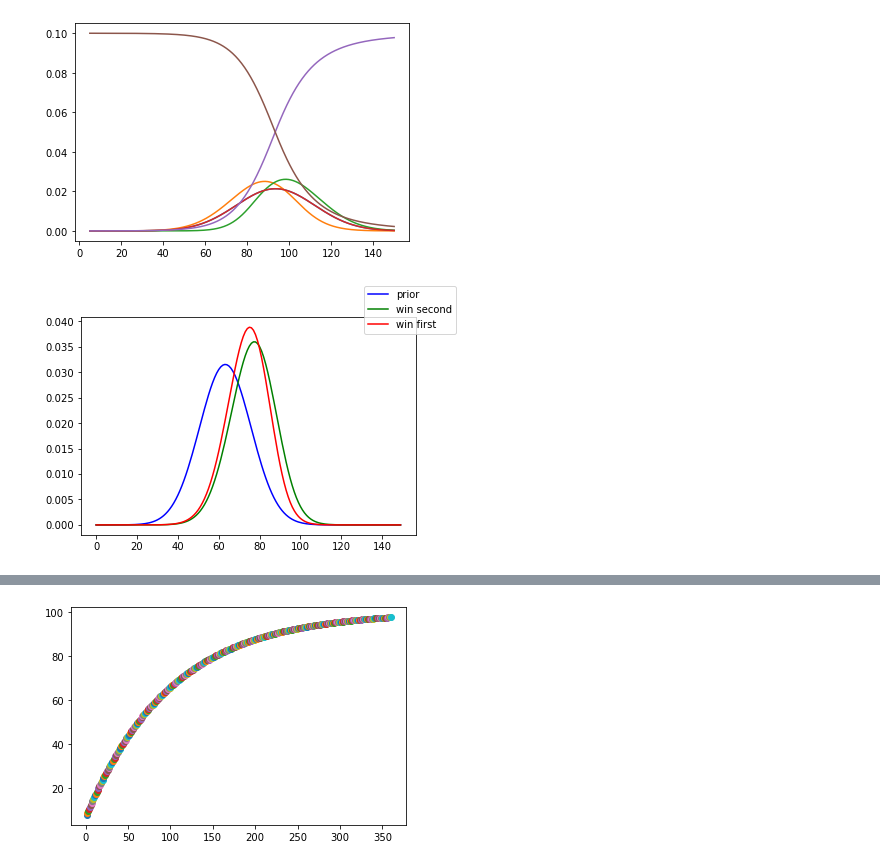
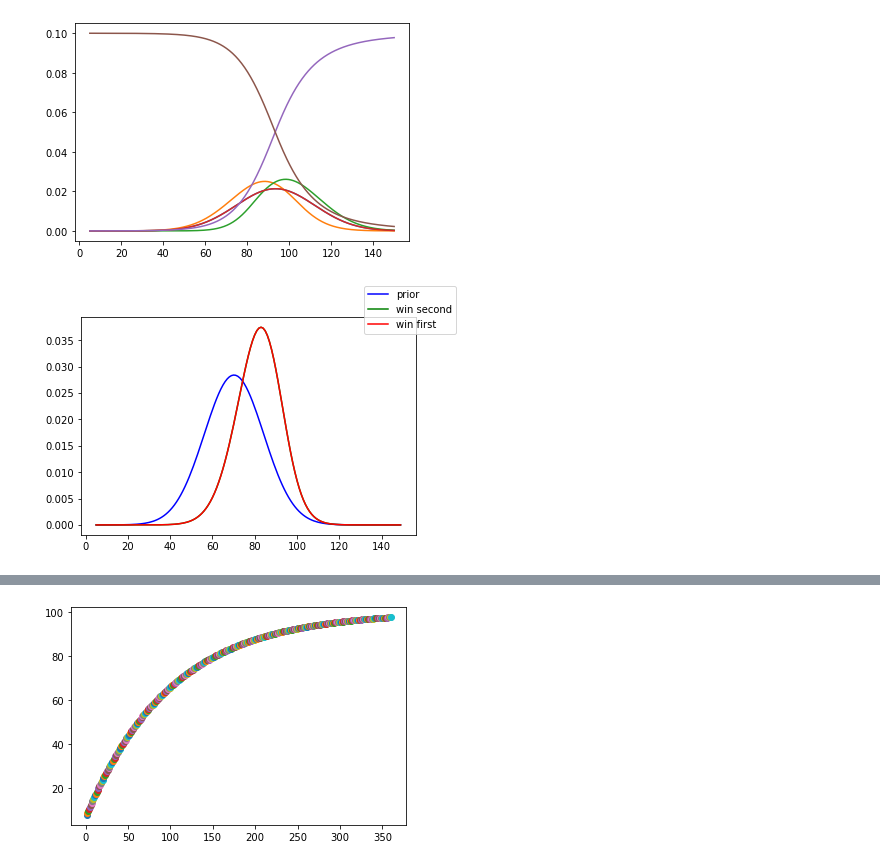
Before and after one commit to aperkes/BayesBattleBots, a Jupyter notebook: BayesFights.ipynb, the cells around one changed output, grey strips where cells are left out. Saved outputs shown, nothing was run; the diff lists cells and outputs as text; code cells hidden in the pictures.

```diff
--- a/BayesFights.ipynb
+++ b/BayesFights.ipynb
@@ -1565,34 +1554,40 @@ shift from win: 4.9398797595190445
 [figure]
 # %%
 ## Win, lose vs lose, win:
-## Winning second is better (why is that? Is it always true?)
+## It's the same, prior result showing that it was different was driven by a typo.
+
+def update_(prior,likelihood,xs = np.arange(5,150)):
+    post = prior * likelihood
+    #post = post / auc(xs,post)
+    post = post / np.sum(post)
+    return post
 
 xs = np.arange(5,150)
 t = 100
 x_opp = 90
 win = False
 prior = prior_size(t,xs)
 
 likelihood_w = np.zeros_like(prior)
 likelihood_l = np.zeros_like(prior)
 
-for s in range(len(likelihood)):
+for s in range(len(likelihood_w)):
     likelihood_w[s] = likelihood_function_size(s,x_opp)
     likelihood_l[s] = 1-likelihood_function_size(s,x_opp)
 
-wl_post = update(prior,likelihood_w)
-wl_post = update(wl_post,likelihood_l)
+wl_post = update_(prior,likelihood_w)
+wl_post = update_(wl_post,likelihood_l)
 
-lw_post = update(prior,likelihood_l)
-lw_post = update(prior,likelihood_w)
+lw_post = update_(prior,likelihood_l)
+lw_post = update_(lw_post,likelihood_w)
 
 fig,ax = plt.subplots()
 
 ax.plot(xs,prior,color='blue',label='prior')
 ax.plot(xs,lw_post,color='green',label='win second')
 ax.plot(xs,wl_post,color='red',label='win first')
 
 fig.legend()
 fig.show()
 # %% [output]
-[figure, old version]
+[figure, new version]
```
Also changed, not shown: parts of 5 cells of this notebook, 2 other files.
